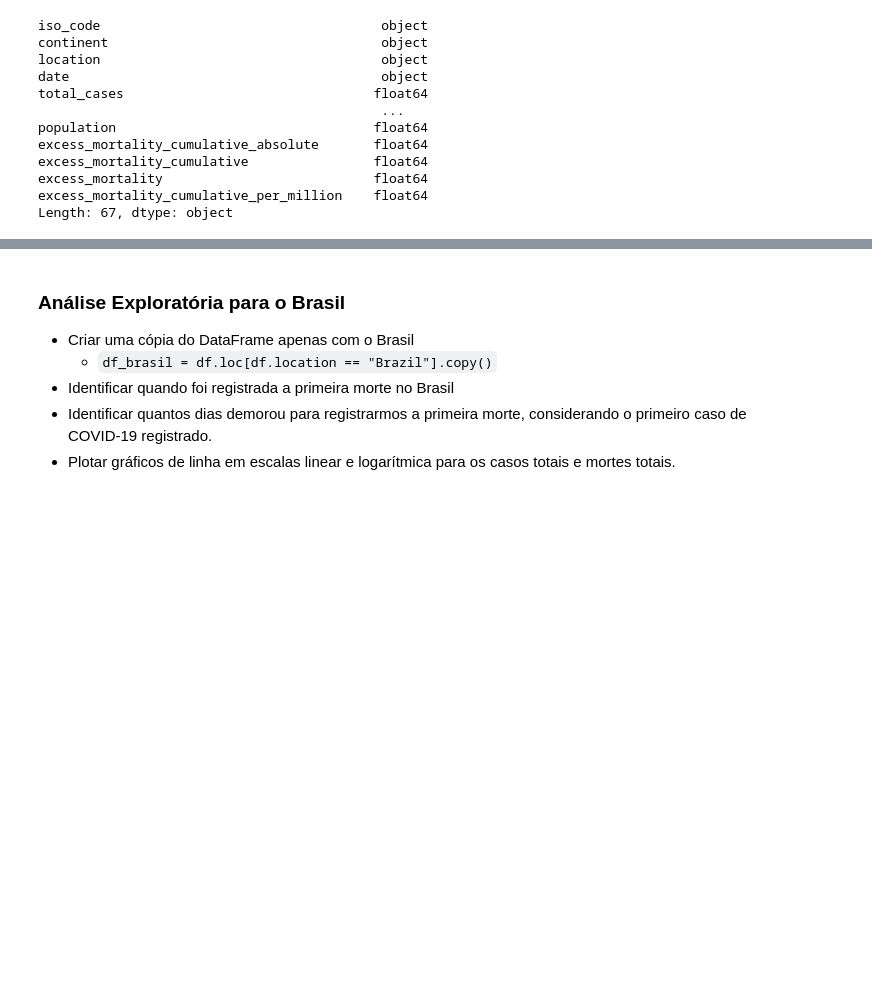
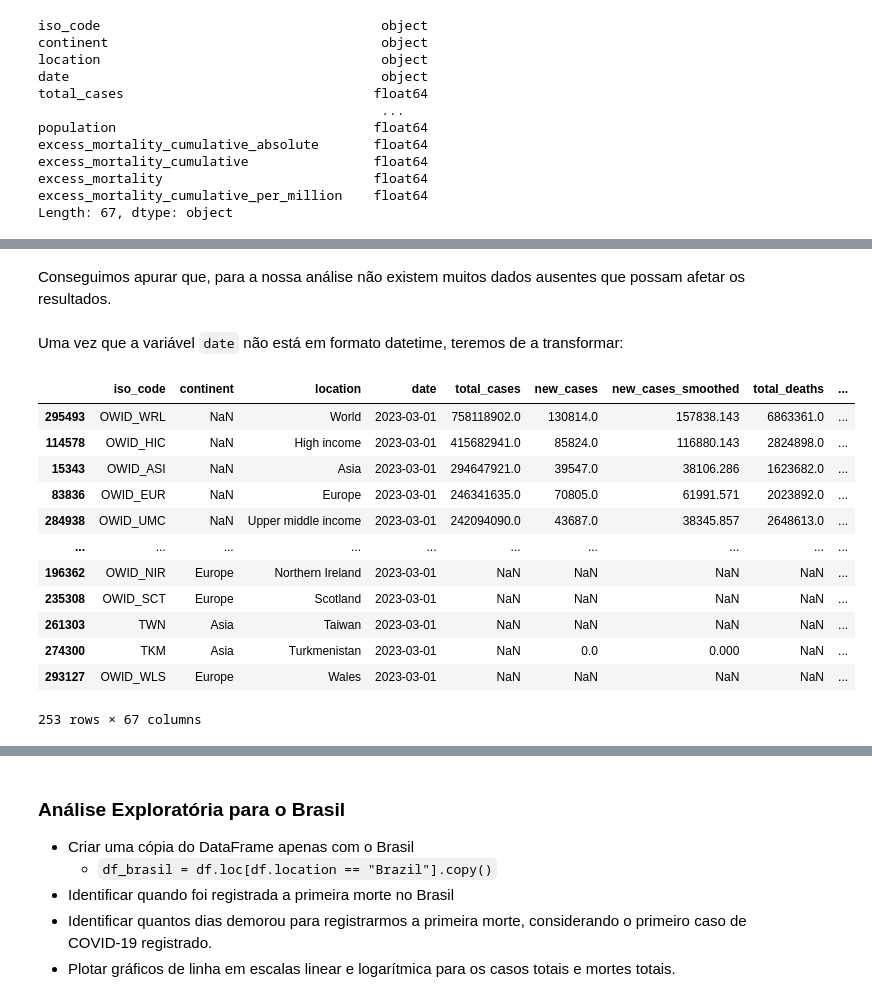
Before and after one commit to Pdias81/DTScience, a Jupyter notebook: [Template]_Panorama_do_COVID_19_no_Brasil.ipynb, the cells around one changed output, grey strips where cells are left out. Cells and saved outputs as stored; diff of their text form; code cells hidden in the pictures; blank space fills up the shorter version.

```diff
--- a/[Template]_Panorama_do_COVID_19_no_Brasil.ipynb
+++ b/[Template]_Panorama_do_COVID_19_no_Brasil.ipynb
@@ -135,0 +183,4 @@ Length: 67, dtype: object
+# %% [markdown]
+Conseguimos apurar que, para a nossa análise não existem muitos dados ausentes que possam afetar os resultados.
+# %% [markdown]
+Uma vez que a variável `date` não está em formato datetime, teremos de a transformar:
@@ -135,0 +189,16 @@ Length: 67, dtype: object
+# %%
+df.loc[df.date == '2023-03-01'].sort_values(by="total_cases", ascending=False)
+# %% [output]
+|  | iso_code | continent | location | date | total_cases | new_cases | new_cases_smoothed | total_deaths | ... |
+| 295493 | OWID_WRL | NaN | World | 2023-03-01 | 758118902.0 | 130814.0 | 157838.143 | 6863361.0 | ... |
+| 114578 | OWID_HIC | NaN | High income | 2023-03-01 | 415682941.0 | 85824.0 | 116880.143 | 2824898.0 | ... |
+| 15343 | OWID_ASI | NaN | Asia | 2023-03-01 | 294647921.0 | 39547.0 | 38106.286 | 1623682.0 | ... |
+| 83836 | OWID_EUR | NaN | Europe | 2023-03-01 | 246341635.0 | 70805.0 | 61991.571 | 2023892.0 | ... |
+| 284938 | OWID_UMC | NaN | Upper middle income | 2023-03-01 | 242094090.0 | 43687.0 | 38345.857 | 2648613.0 | ... |
+| ... | ... | ... | ... | ... | ... | ... | ... | ... | ... |
+| 196362 | OWID_NIR | Europe | Northern Ireland | 2023-03-01 | NaN | NaN | NaN | NaN | ... |
+| 235308 | OWID_SCT | Europe | Scotland | 2023-03-01 | NaN | NaN | NaN | NaN | ... |
+| 261303 | TWN | Asia | Taiwan | 2023-03-01 | NaN | NaN | NaN | NaN | ... |
+| 274300 | TKM | Asia | Turkmenistan | 2023-03-01 | NaN | 0.0 | 0.000 | NaN | ... |
+| 293127 | OWID_WLS | Europe | Wales | 2023-03-01 | NaN | NaN | NaN | NaN | ... |
+253 rows × 67 columns
```
Also changed, not shown: parts of 27 cells of this notebook.
